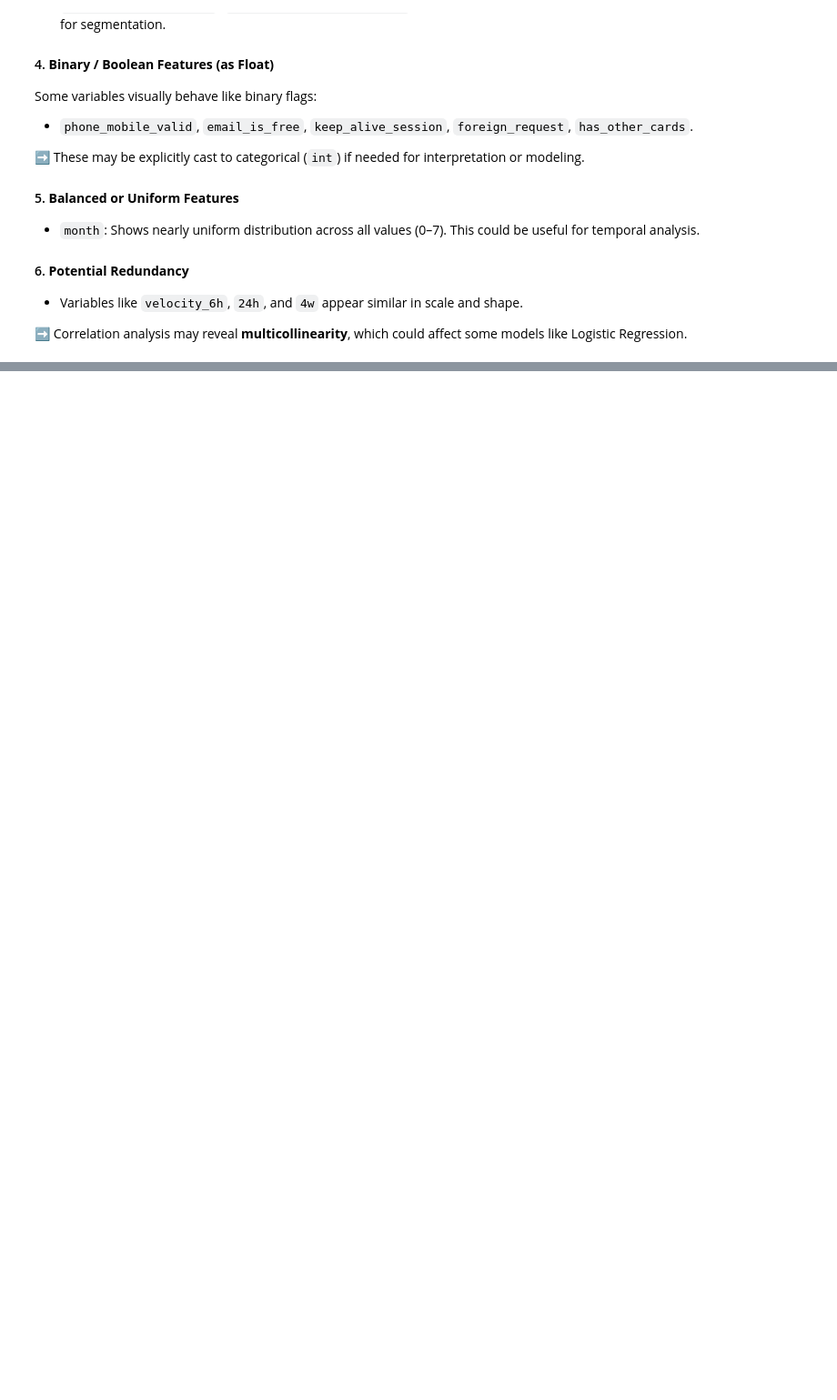
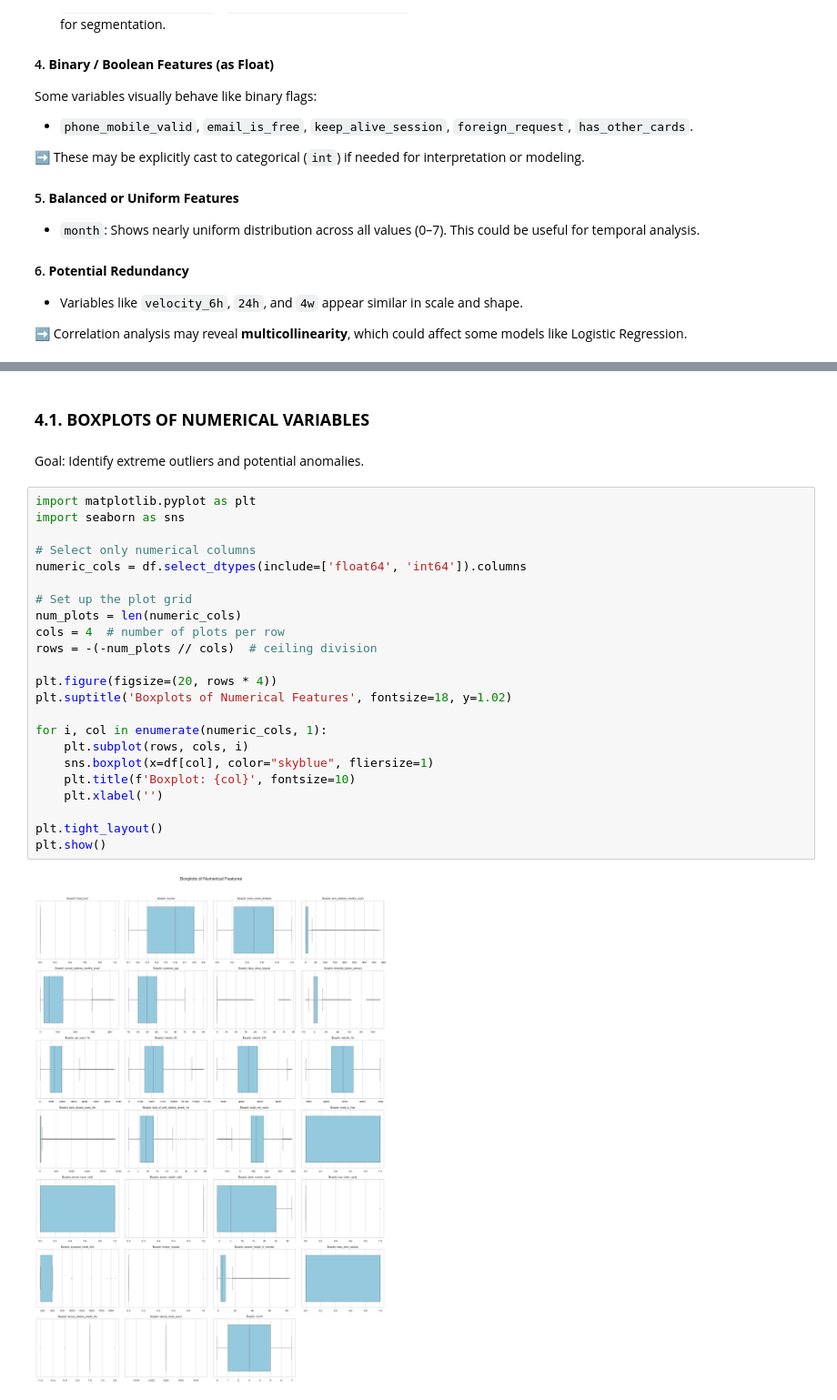
Before and after one commit to jenuzho/Bank-Fraud-Detection, a Jupyter notebook: src/FraudCatcher.ipynb, the cells around one changed output, grey strips where cells are left out. Shown at 91% size. Drawn from its saved outputs; the diff is of its cells as text; blank space fills up the shorter version.

Commit message:
BOXPLOTS OF NUMERICAL DETECTION

```diff
--- a/src/FraudCatcher.ipynb
+++ b/src/FraudCatcher.ipynb
@@ -377,0 +388,29 @@ Some variables visually behave like binary flags:
+# %% [markdown]
+### **4.1. BOXPLOTS OF NUMERICAL VARIABLES**
+# %% [markdown]
+Goal: Identify extreme outliers and potential anomalies.
+# %%
+import matplotlib.pyplot as plt
+import seaborn as sns
+
+# Select only numerical columns
+numeric_cols = df.select_dtypes(include=['float64', 'int64']).columns
+
+# Set up the plot grid
+num_plots = len(numeric_cols)
+cols = 4  # number of plots per row
+rows = -(-num_plots // cols)  # ceiling division
+
+plt.figure(figsize=(20, rows * 4))
+plt.suptitle('Boxplots of Numerical Features', fontsize=18, y=1.02)
+
+for i, col in enumerate(numeric_cols, 1):
+    plt.subplot(rows, cols, i)
+    sns.boxplot(x=df[col], color="skyblue", fliersize=1)
+    plt.title(f'Boxplot: {col}', fontsize=10)
+    plt.xlabel('')
+
+plt.tight_layout()
+plt.show()
+# %% [output]
+[figure, added]
```
Also changed, not shown: parts of 3 cells of this notebook.
